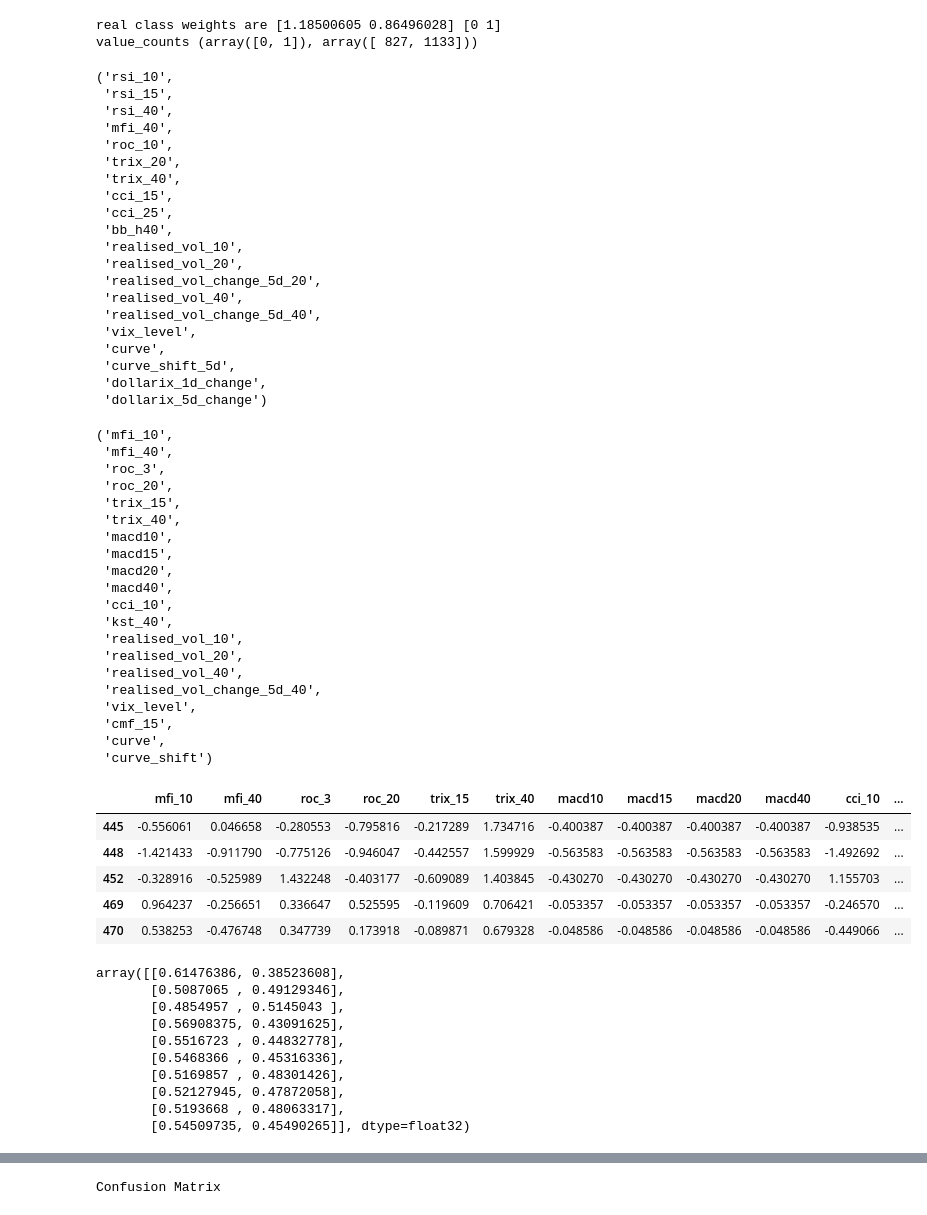
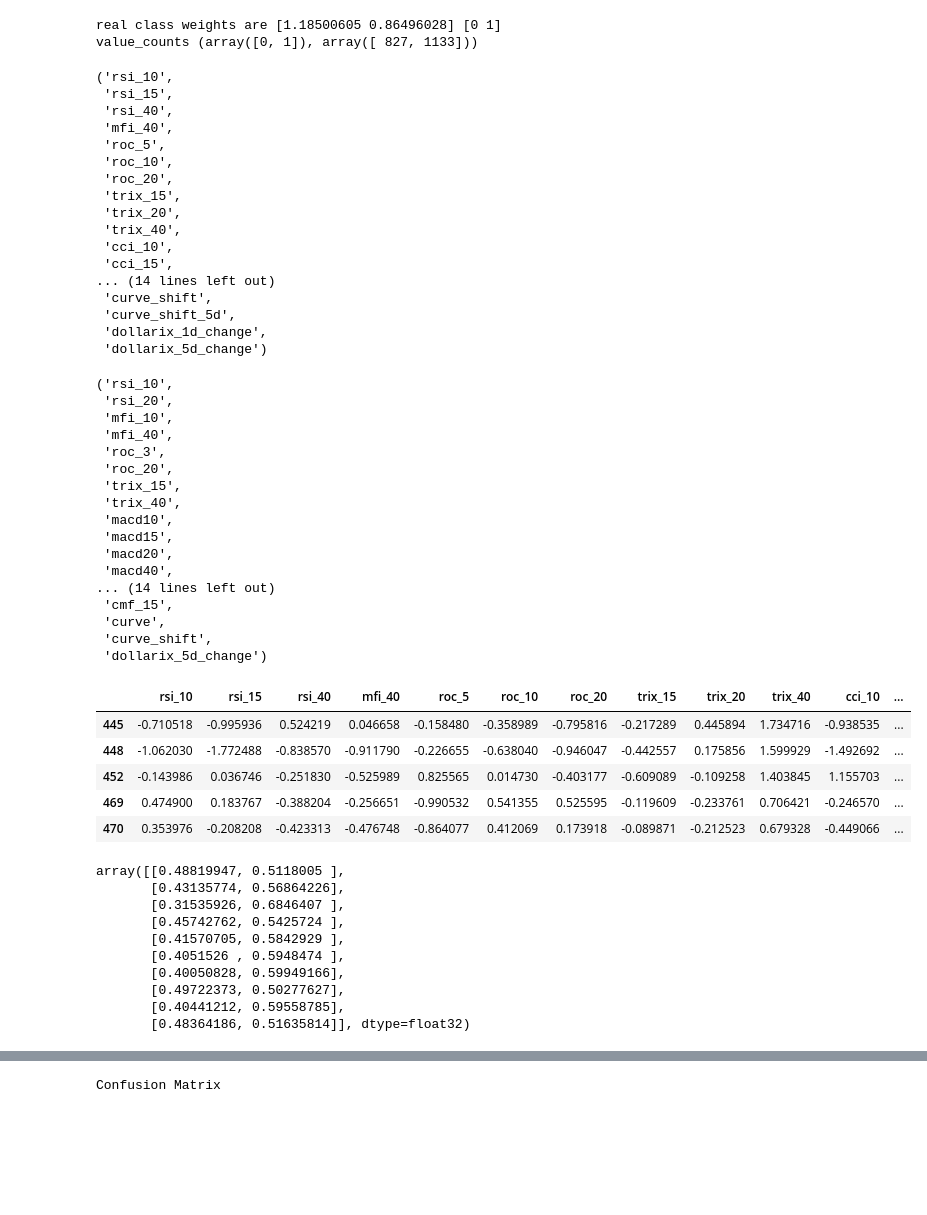
Before and after one commit to JamesHorrex/AI_stock_trading, a Jupyter notebook: SS_AITrader_PG.ipynb, the cells around one changed output, grey strips where cells are left out. Drawn from its saved outputs; the diff is of its cells as text; code cells hidden in the pictures; blank space fills up the shorter version.

```diff
--- a/SS_AITrader_PG.ipynb
+++ b/SS_AITrader_PG.ipynb
@@ -146,7 +151,7 @@ normed_test_data = norm(test_dataset)
 from sklearn.feature_selection import SelectKBest, f_classif, mutual_info_classif
 from operator import itemgetter
 
-k=20
+k=30
 list_features = list(normed_train_data.columns)
 select_k_best = SelectKBest(f_classif, k=k)
 select_k_best.fit(normed_train_data, train_labels)
@@ -158,19 +163,16 @@ selected_features_anova
  'rsi_15',
  'rsi_40',
  'mfi_40',
+ 'roc_5',
  'roc_10',
+ 'roc_20',
+ 'trix_15',
  'trix_20',
  'trix_40',
+ 'cci_10',
  'cci_15',
- 'cci_25',
- 'bb_h40',
- 'realised_vol_10',
- 'realised_vol_20',
- 'realised_vol_change_5d_20',
- 'realised_vol_40',
- 'realised_vol_change_5d_40',
- 'vix_level',
- 'curve',
+... (14 lines left out)
+ 'curve_shift',
  'curve_shift_5d',
  'dollarix_1d_change',
  'dollarix_5d_change')
@@ -180,7 +182,9 @@ select_k_best.fit(normed_train_data, train_labels)
 selected_features_mic = itemgetter(*select_k_best.get_support(indices=True))(list_features)
 selected_features_mic
 # %% [output]
-('mfi_10',
+('rsi_10',
+ 'rsi_20',
+ 'mfi_10',
  'mfi_40',
  'roc_3',
  'roc_20',
@@ -190,38 +194,33 @@ selected_features_mic
  'macd15',
  'macd20',
  'macd40',
- 'cci_10',
- 'kst_40',
- 'realised_vol_10',
- 'realised_vol_20',
- 'realised_vol_40',
- 'realised_vol_change_5d_40',
- 'vix_level',
+... (14 lines left out)
  'cmf_15',
  'curve',
- 'curve_shift')
+ 'curve_shift',
+ 'dollarix_5d_change')
 # %%
 list_features = list(normed_train_data.columns)
 feat_idx = []
-for c in selected_features_mic:
+for c in selected_features_anova:
       feat_idx.append(list_features.index(c))
 
 feat_idx = sorted(feat_idx)
 X_train_new=normed_train_data.iloc[:, feat_idx]
 X_test_new=normed_test_data.iloc[:, feat_idx]
 #kbest=SelectKBest(f_classif, k=10)
 #X_train_new = kbest.fit_transform(normed_train_data, train_labels)
 #X_test_new = kbest.transform(normed_test_data)
 
 X_test_new.shape
 X_test_new.head()
 # %% [output]
-|  | mfi_10 | mfi_40 | roc_3 | roc_20 | trix_15 | trix_40 | macd10 | macd15 | macd20 | macd40 | cci_10 | ... |
-| 445 | -0.556061 | 0.046658 | -0.280553 | -0.795816 | -0.217289 | 1.734716 | -0.400387 | -0.400387 | -0.400387 | -0.400387 | -0.938535 | ... |
-| 448 | -1.421433 | -0.911790 | -0.775126 | -0.946047 | -0.442557 | 1.599929 | -0.563583 | -0.563583 | -0.563583 | -0.563583 | -1.492692 | ... |
-| 452 | -0.328916 | -0.525989 | 1.432248 | -0.403177 | -0.609089 | 1.403845 | -0.430270 | -0.430270 | -0.430270 | -0.430270 | 1.155703 | ... |
-| 469 | 0.964237 | -0.256651 | 0.336647 | 0.525595 | -0.119609 | 0.706421 | -0.053357 | -0.053357 | -0.053357 | -0.053357 | -0.246570 | ... |
-| 470 | 0.538253 | -0.476748 | 0.347739 | 0.173918 | -0.089871 | 0.679328 | -0.048586 | -0.048586 | -0.048586 | -0.048586 | -0.449066 | ... |
+|  | rsi_10 | rsi_15 | rsi_40 | mfi_40 | roc_5 | roc_10 | roc_20 | trix_15 | trix_20 | trix_40 | cci_10 | ... |
+| 445 | -0.710518 | -0.995936 | 0.524219 | 0.046658 | -0.158480 | -0.358989 | -0.795816 | -0.217289 | 0.445894 | 1.734716 | -0.938535 | ... |
+| 448 | -1.062030 | -1.772488 | -0.838570 | -0.911790 | -0.226655 | -0.638040 | -0.946047 | -0.442557 | 0.175856 | 1.599929 | -1.492692 | ... |
+| 452 | -0.143986 | 0.036746 | -0.251830 | -0.525989 | 0.825565 | 0.014730 | -0.403177 | -0.609089 | -0.109258 | 1.403845 | 1.155703 | ... |
+| 469 | 0.474900 | 0.183767 | -0.388204 | -0.256651 | -0.990532 | 0.541355 | 0.525595 | -0.119609 | -0.233761 | 0.706421 | -0.246570 | ... |
+| 470 | 0.353976 | -0.208208 | -0.423313 | -0.476748 | -0.864077 | 0.412069 | 0.173918 | -0.089871 | -0.212523 | 0.679328 | -0.449066 | ... |
 # %%
 def build_model(hidden_dim,dropout=0.5):
     ## input layer
@@ -253,16 +252,16 @@ example_batch = X_train_new[:10]
 example_result = model.predict(example_batch)
 example_result
 # %% [output]
-array([[0.61476386, 0.38523608],
-       [0.5087065 , 0.49129346],
-       [0.4854957 , 0.5145043 ],
-       [0.56908375, 0.43091625],
-       [0.5516723 , 0.44832778],
-       [0.5468366 , 0.45316336],
-       [0.5169857 , 0.48301426],
-       [0.52127945, 0.47872058],
-       [0.5193668 , 0.48063317],
-       [0.54509735, 0.45490265]], dtype=float32)
+array([[0.48819947, 0.5118005 ],
+       [0.43135774, 0.56864226],
+       [0.31535926, 0.6846407 ],
+       [0.45742762, 0.5425724 ],
+       [0.41570705, 0.5842929 ],
+       [0.4051526 , 0.5948474 ],
+       [0.40050828, 0.59949166],
+       [0.49722373, 0.50277627],
+       [0.40441212, 0.59558785],
+       [0.48364186, 0.51635814]], dtype=float32)
 # %%
 EPOCHS=200
 BATCH_SIZE=20
```
Also changed, not shown: parts of 30 cells of this notebook.
